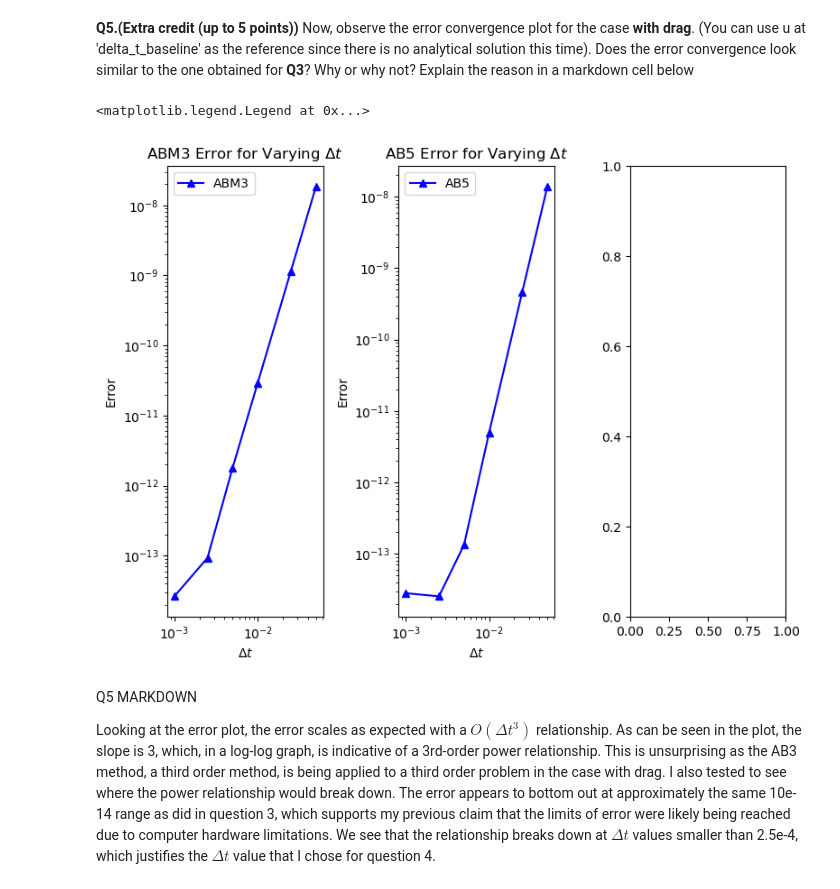
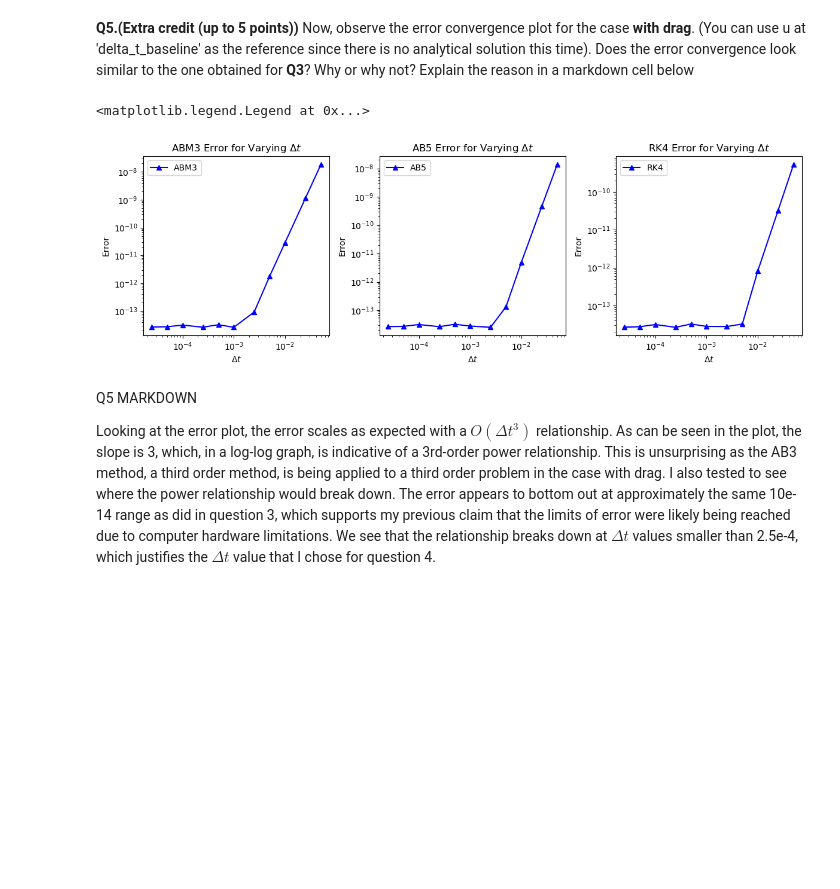
Before and after one commit to Zoinkadoinka/AE370-Project-1, a Jupyter notebook: Combined Methods Notebook.ipynb, the cells around one changed output. Drawn from its saved outputs; the diff is of its cells as text; code cells hidden in the pictures; blank space fills up the shorter version.

```diff
--- a/Combined Methods Notebook.ipynb
+++ b/Combined Methods Notebook.ipynb
@@ -478,7 +478,7 @@ T = 7
 delta_t = 1e-5
 
 ## PART 2
-deltats = [5e-2, 2.5e-2, 1e-2, 5e-3, 2.5e-3, 1e-3]
+deltats = [5e-2, 2.5e-2, 1e-2, 5e-3, 2.5e-3, 1e-3, 5e-4, 2.5e-4, 1e-4, 5e-5, 2.5e-5]
 delta_t_baseline = 1e-5
 
 abm3_error_drag = []
@@ -490,37 +490,37 @@ for i in deltats:
     ab5_error_drag.append(ivp_ab5_error_drag(u_0, T, i, delta_t_baseline))
     RK4_error_drag.append(ivp_RK4_error_drag(u_0, T, i, delta_t_baseline))
 
-fig2 = plt.figure(figsize=(8, 6), tight_layout=True)
+fig2 = plt.figure(figsize=(12, 4), tight_layout=True)
 
 ax1 = fig2.add_subplot(131)
 ax1.plot(deltats,abm3_error_drag,"b^-",label='ABM3')
 ax1.set_title('ABM3 Error for Varying $\Delta{t}$')
 ax1.set_xlabel('$\Delta{t}$')
 ax1.set_ylabel('Error')
 ax1.set_xscale('log')
 ax1.set_yscale('log')
 ax1.legend()
 
 ax2 = fig2.add_subplot(132)
 ax2.plot(deltats,ab5_error_drag,"b^-",label='AB5')
 ax2.set_title('AB5 Error for Varying $\Delta{t}$')
 ax2.set_xlabel('$\Delta{t}$')
 ax2.set_ylabel('Error')
 ax2.set_xscale('log')
 ax2.set_yscale('log')
 ax2.legend()
 
-ax2 = fig2.add_subplot(133)
+ax3 = fig2.add_subplot(133)
 ax3.plot(deltats,RK4_error_drag,"b^-",label='RK4')
 ax3.set_title('RK4 Error for Varying $\Delta{t}$')
 ax3.set_xlabel('$\Delta{t}$')
 ax3.set_ylabel('Error')
 ax3.set_xscale('log')
 ax3.set_yscale('log')
 ax3.legend()
 # %% [output]
 <matplotlib.legend.Legend at 0x...>
-[figure, old version]
+[figure, new version]
 # %% [markdown]
 Q5 MARKDOWN
 
```
Also changed, not shown: 1 other file.
